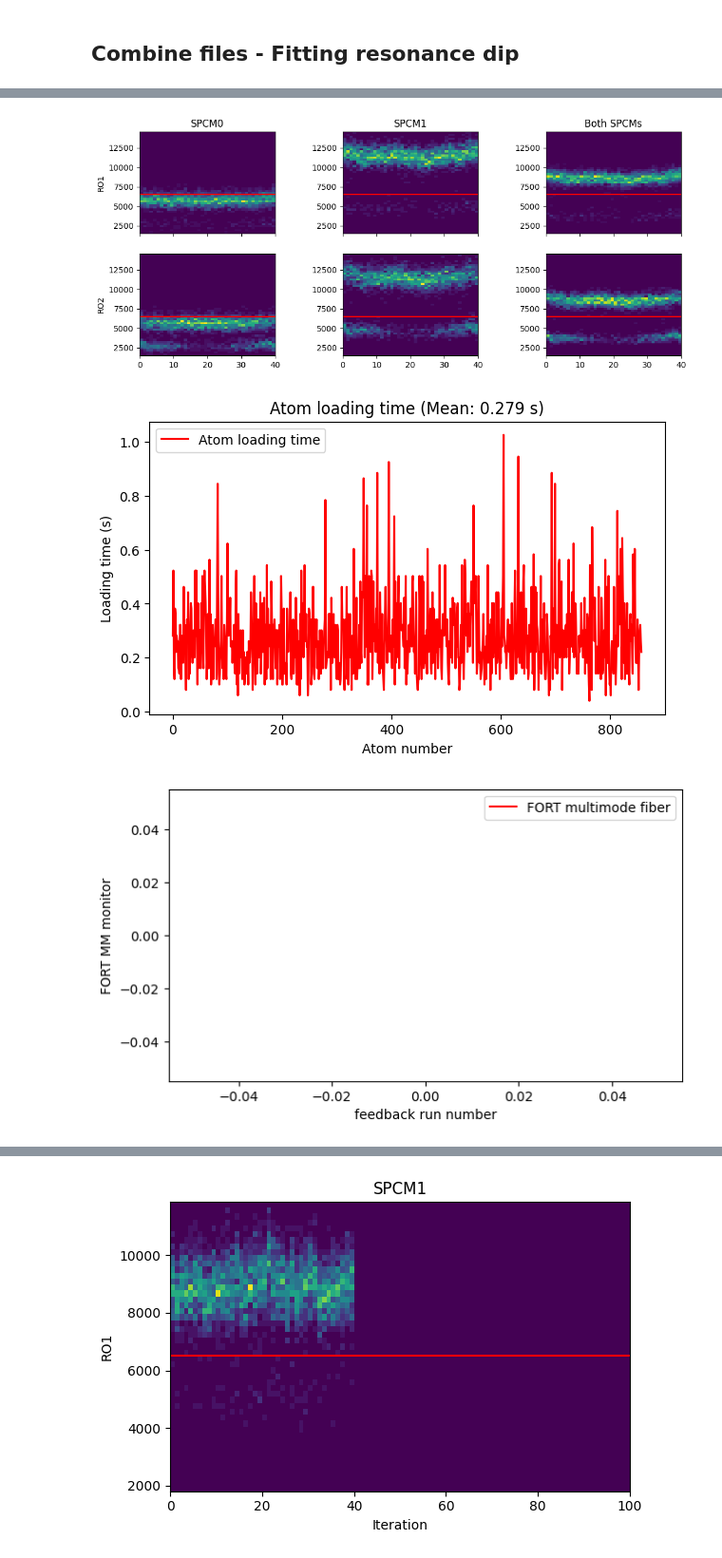
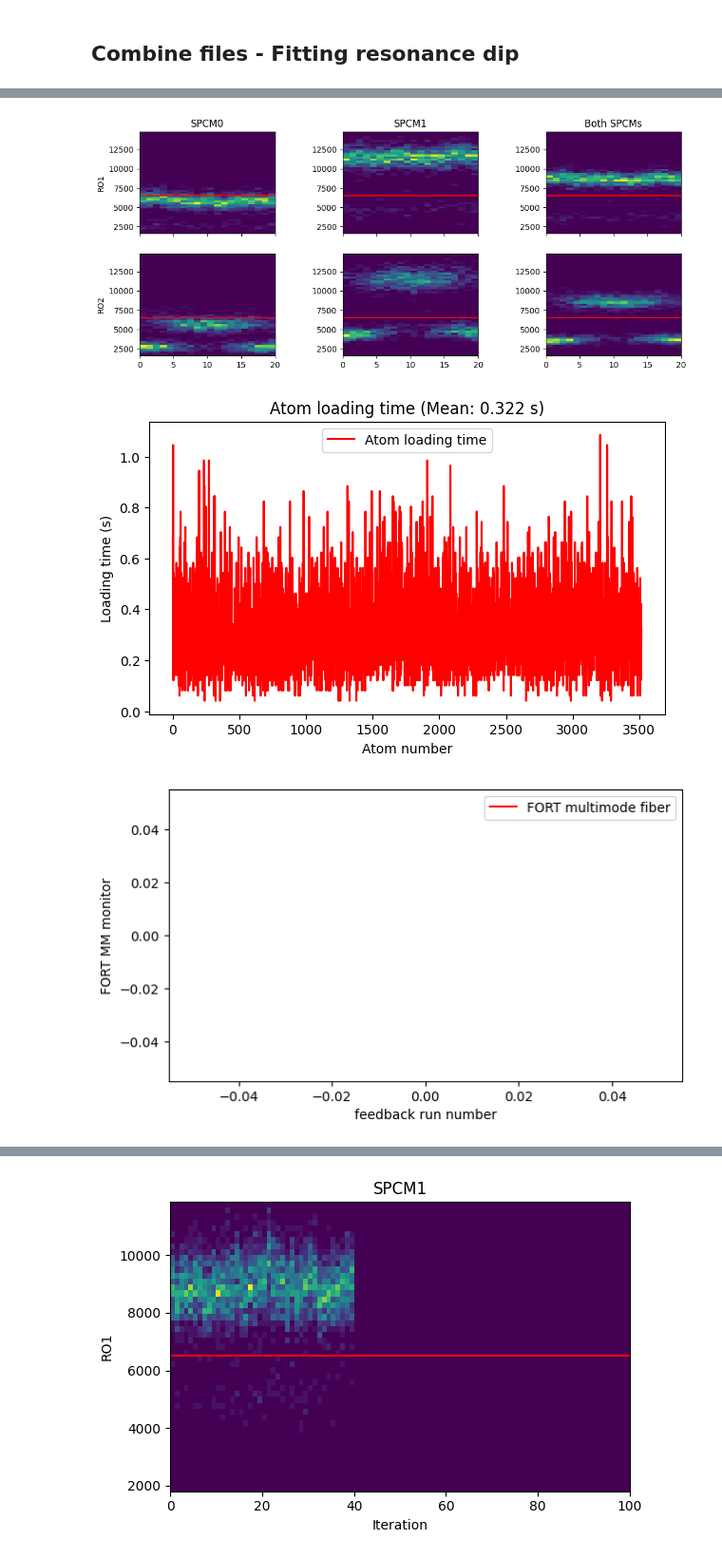
Before and after one commit to QuantumQuadrate/qn_artiq_routines, a Jupyter notebook: Analysis/Single atom analysis/atom_loading_analysis_2025.ipynb, the cells around one changed output, grey strips where cells are left out. Shown at 95% size. Saved outputs shown, nothing was run; the diff lists cells and outputs as text; code cells hidden in the pictures.

```diff
--- a/Analysis/Single atom analysis/atom_loading_analysis_2025.ipynb
+++ b/Analysis/Single atom analysis/atom_loading_analysis_2025.ipynb
@@ -23,7 +23,7 @@ print(set_point_PD6_AOM_A6)
 0.078
 0.078
 # %%
-date_filters = ["2026-03-11"]
+date_filters = ["2026-03-12"]
 
 from matplotlib import pyplot as plt
 import matplotlib as mpl
@@ -89,10 +92,10 @@ With fitting the resonance for microwave scans
 """
 ### the file(s) to analyze:
 file_indices = {
+    0:'',
     2:'',
-    # 39:'',
-    # 41:'',
-    # 43:'',
+    4:'',
+    6:'',
     # 44:'',
     # 46:'',
     # 48:'',
@@ -402,3 +417,3 @@ center=339504000.0000, sigma=14950.2519, depth=0.2661
-[figure, old version]
+[figure, new version]
-[figure, old version]
+[figure, new version]
 [figure]
```
Also changed, not shown: parts of 4 cells of this notebook, 3 other files.
